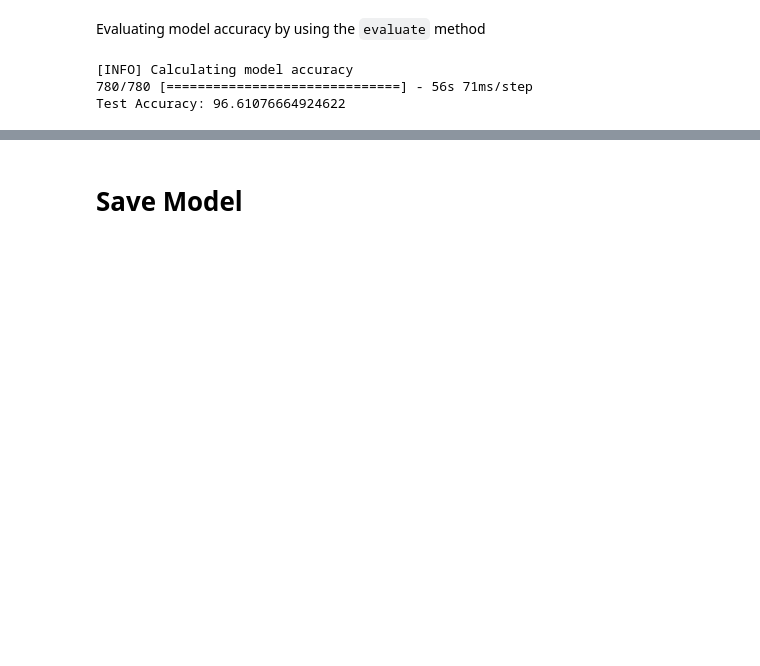
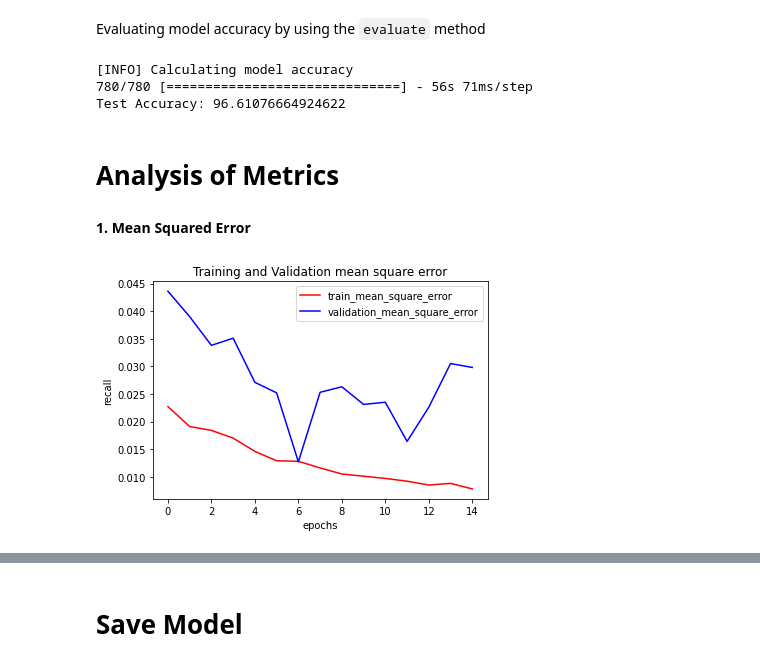
Before and after one commit to realmialam/Plant-Leaf-Disease-Detection, a Jupyter notebook: Plant_Leaf_Disease.ipynb, the cells around one changed output, grey strips where cells are left out. Cells and saved outputs as stored; diff of their text form; code cells hidden in the pictures; blank space fills up the shorter version.

```diff
--- a/Plant_Leaf_Disease.ipynb
+++ b/Plant_Leaf_Disease.ipynb
@@ -348,3 +366,23 @@ print(f"Test Accuracy: {scores[1]*100}")
 [INFO] Calculating model accuracy
 780/780 [==============================] - 56s 71ms/step
 Test Accuracy: 96.61076664924622
+# %% [markdown]
+# **Analysis of Metrics**
+# %% [markdown]
+ **1. Mean Squared Error**
+# %%
+# train mean squared error
+mse1 = np.array([0.0227, 0.0191, 0.0184, 0.0170, 0.0146, 0.0129, 0.0128, 0.0116, 0.0105, 0.0101, 0.0097, 0.0092, 0.0085, 0.0088, 0.0078])
+# validation mean square error
+mse2 = np.array([0.0436, 0.0390, 0.0338, 0.0351, 0.0271, 0.0252, 0.0127, 0.0253, 0.0263, 0.0231, 0.0235, 0.0164, 0.0226, 0.0305, 0.0298])
+
+# plotting
+plt.plot(mse1, color = 'r', label = 'train_mean_square_error')
+plt.plot(mse2, color = 'b', label = 'validation_mean_square_error')
+plt.legend()
+plt.xlabel('epochs')
+plt.ylabel('recall')
+plt.title('Training and Validation mean square error')
+plt.show()
+# %% [output]
+[figure, added]
```
Also changed, not shown: parts of 37 cells of this notebook.
